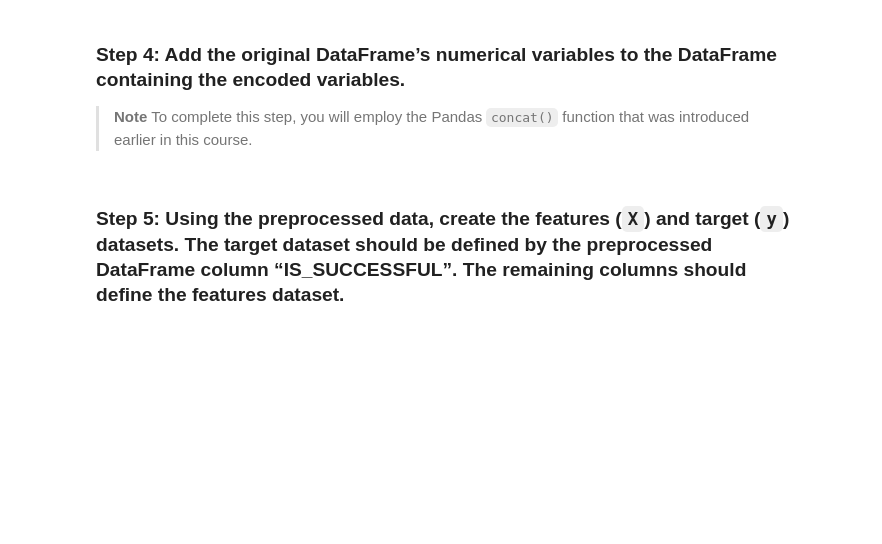
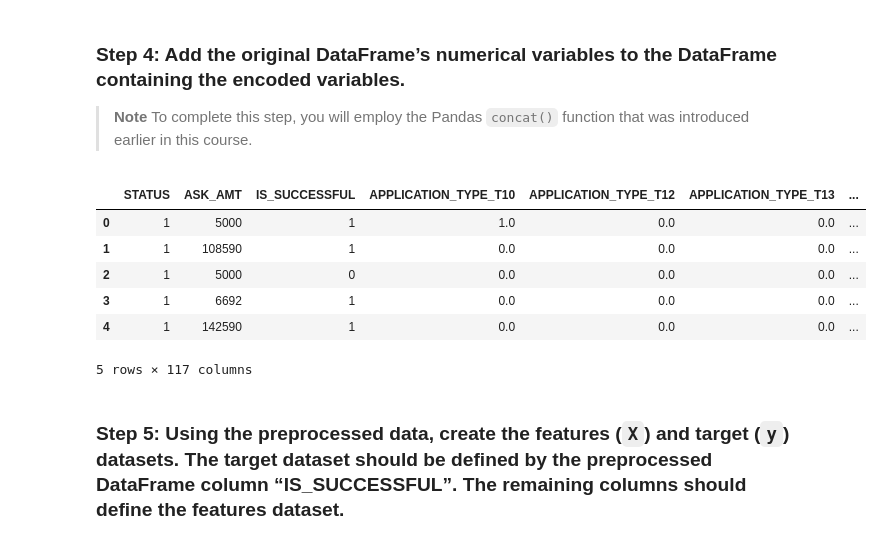
Before and after one commit to v-puppala/Using-Neural-Nets-in-Venture-Capital, a Jupyter notebook: Starter_Code 7/GC_venture_funding_with_deep_learning.ipynb, the cells around one changed output. Drawn from its saved outputs; the diff is of its cells as text; code cells hidden in the pictures; blank space fills up the shorter version.

```diff
--- a/Starter_Code 7/GC_venture_funding_with_deep_learning.ipynb
+++ b/Starter_Code 7/GC_venture_funding_with_deep_learning.ipynb
@@ -130,3 +178,3 @@ enc = # YOUR CODE HERE
 # %%
 # Encode the categorcal variables using OneHotEncoder
-encoded_data = # YOUR CODE HERE
+encoded_data = enc.fit_transform(applicant_data_df[categorical_variables])
@@ -133,6 +185,12 @@ encoded_data = # YOUR CODE HERE
+# %%
+encoded_data=encoded_data.todense()
 # %%
 # Create a DataFrame with the encoded variables
-encoded_df = # YOUR CODE HERE
+encoded_df = pd.DataFrame(
+    encoded_data,
+    columns = enc.get_feature_names_out(categorical_variables)
+)
 
 # Review the DataFrame
 # YOUR CODE HERE
+encoded_df.head()
@@ -139,13 +205,32 @@ encoded_df = # YOUR CODE HERE
+# %%
+numerical_variables = list(applicant_data_df.dtypes[applicant_data_df.dtypes == "int64"].index)
 # %% [markdown]
 ### Step 4: Add the original DataFrame’s numerical variables to the DataFrame containing the encoded variables.
 
 > **Note** To complete this step, you will employ the Pandas `concat()` function that was introduced earlier in this course.
 # %%
 # Add the numerical variables from the original DataFrame to the one-hot encoding DataFrame
-encoded_df = # YOUR CODE HERE
+numerical_df = pd.DataFrame(
+    applicant_data_df[numerical_variables],
+    columns = numerical_variables
+)
+
+
+
+
+df = pd.concat([numerical_df,encoded_df],axis=1)# YOUR CODE HERE
 
 # Review the Dataframe
 # YOUR CODE HERE
+df.head()
+# %% [output]
+|  | STATUS | ASK_AMT | IS_SUCCESSFUL | APPLICATION_TYPE_T10 | APPLICATION_TYPE_T12 | APPLICATION_TYPE_T13 | ... |
+| 0 | 1 | 5000 | 1 | 1.0 | 0.0 | 0.0 | ... |
+| 1 | 1 | 108590 | 1 | 0.0 | 0.0 | 0.0 | ... |
+| 2 | 1 | 5000 | 0 | 0.0 | 0.0 | 0.0 | ... |
+| 3 | 1 | 6692 | 1 | 0.0 | 0.0 | 0.0 | ... |
+| 4 | 1 | 142590 | 1 | 0.0 | 0.0 | 0.0 | ... |
+5 rows × 117 columns
 # %% [markdown]
 ### Step 5: Using the preprocessed data, create the features (`X`) and target (`y`) datasets. The target dataset should be defined by the preprocessed DataFrame column “IS_SUCCESSFUL”. The remaining columns should define the features dataset.
 # %%
```
Also changed, not shown: parts of 43 cells of this notebook.
